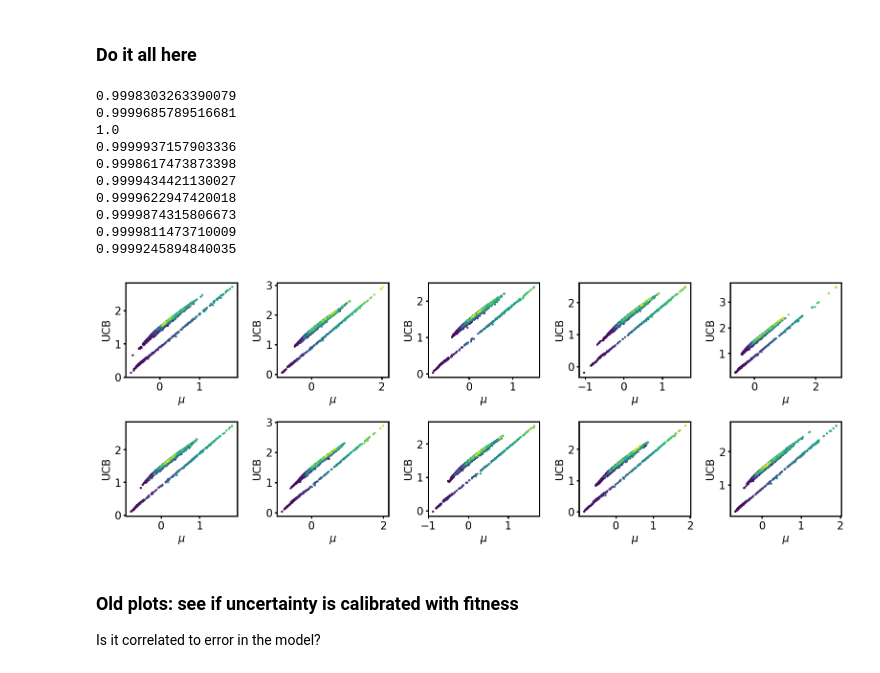
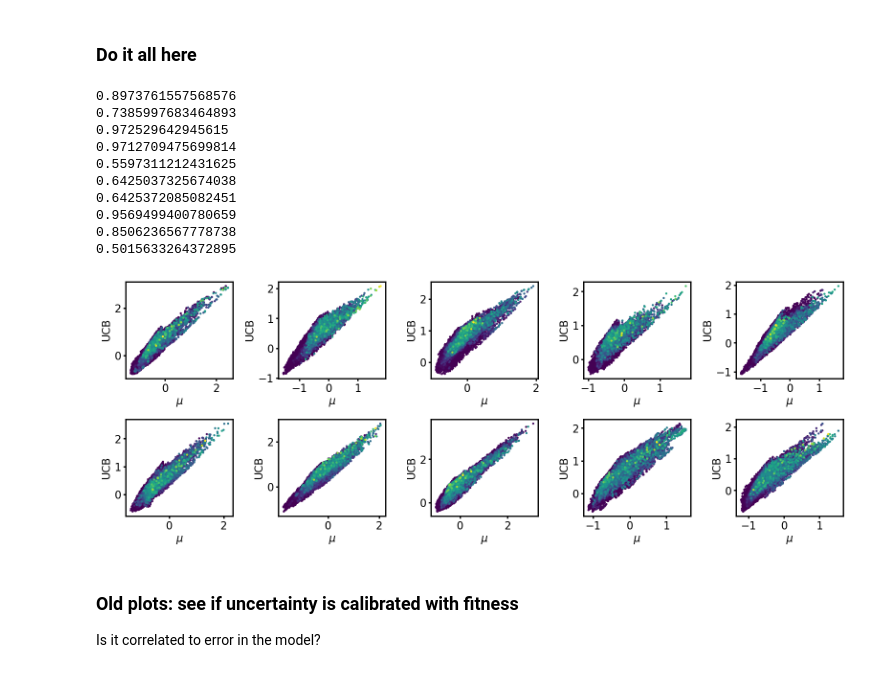
Before and after one commit to jsunn-y/ALDE, a Jupyter notebook: analysis.ipynb, the cells around one changed output. Drawn from its saved outputs; the diff is of its cells as text; code cells hidden in the pictures.

```diff
--- a/analysis.ipynb
+++ b/analysis.ipynb
@@ -252,8 +252,8 @@ subset['fit'].max()
 # %%
 plt.figure(figsize=(16, 6))
 
-protein = 'TrpB'
-encoding = 'georgiev'
+protein = 'GB1'
+encoding = 'AA'
 model = 'GP'
 
 for i in range(10):
@@ -420,44 +420,44 @@ for i in range(10):
 
     plt.subplot(2, 5, i+1)
 
     # plt.hist(fitness_df['sigma'])
     # plt.title('$\sigma$')
 
     # plt.scatter(x = fitness_df['sigma'], y =fitness_df['mu'], c=fitness_df[fitness_col], cmap='viridis', vmin=0, vmax=1, s=5)
     # #plt.xlim([0, 3])
     # plt.xlabel('$\sigma$')
     # plt.ylabel('$\mu$')
 
     plt.scatter(x = fitness_df['mu'], y =fitness_df['UCB'], c=fitness_df[fitness_col], cmap='viridis', vmin=0, vmax=1, s=5)
     plt.xlabel('$\mu$')
     plt.ylabel('UCB')
 
     # plt.scatter(x = fitness_df['sigma'], y =fitness_df['error'], c=fitness_df[fitness_col], cmap='viridis', s=5)
     # plt.title(pearsonr(fitness_df['sigma'], fitness_df['error'])[0].round(2))
     # plt.xlabel('$\sigma$')
     # plt.ylabel('error')
 
     # fitness_df = fitness_df[fitness_df['normalized_sigma'] < 1]
     # plt.scatter(x = fitness_df['normalized_sigma'], y =fitness_df['normalized_error'], c=fitness_df[fitness_col], cmap='viridis', s=5)
     # plt.xlim([0, 1])
     # #plt.ylim([0, 10])
     # plt.title(pearsonr(fitness_df['normalized_sigma'], fitness_df['normalized_error'])[0].round(2))
     # plt.xlabel('normalized $\sigma$')
     # plt.ylabel('normalized error')
 
 plt.tight_layout()
 # %% [output]
-0.9998303263390079
-0.9999685789516681
-1.0
-0.9999937157903336
-0.9998617473873398
-0.9999434421130027
-0.9999622947420018
-0.9999874315806673
-0.9999811473710009
-0.9999245894840035
+0.8973761557568576
+0.7385997683464893
+0.972529642945615
+0.9712709475699814
+0.5597311212431625
+0.6425037325674038
+0.6425372085082451
+0.9569499400780659
+0.8506236567778738
+0.5015633264372895
-[figure, old version]
+[figure, new version]
 # %% [markdown]
 ### Old plots: see if uncertainty is calibrated with fitness
 
```
Also changed, not shown: 7 other files.
